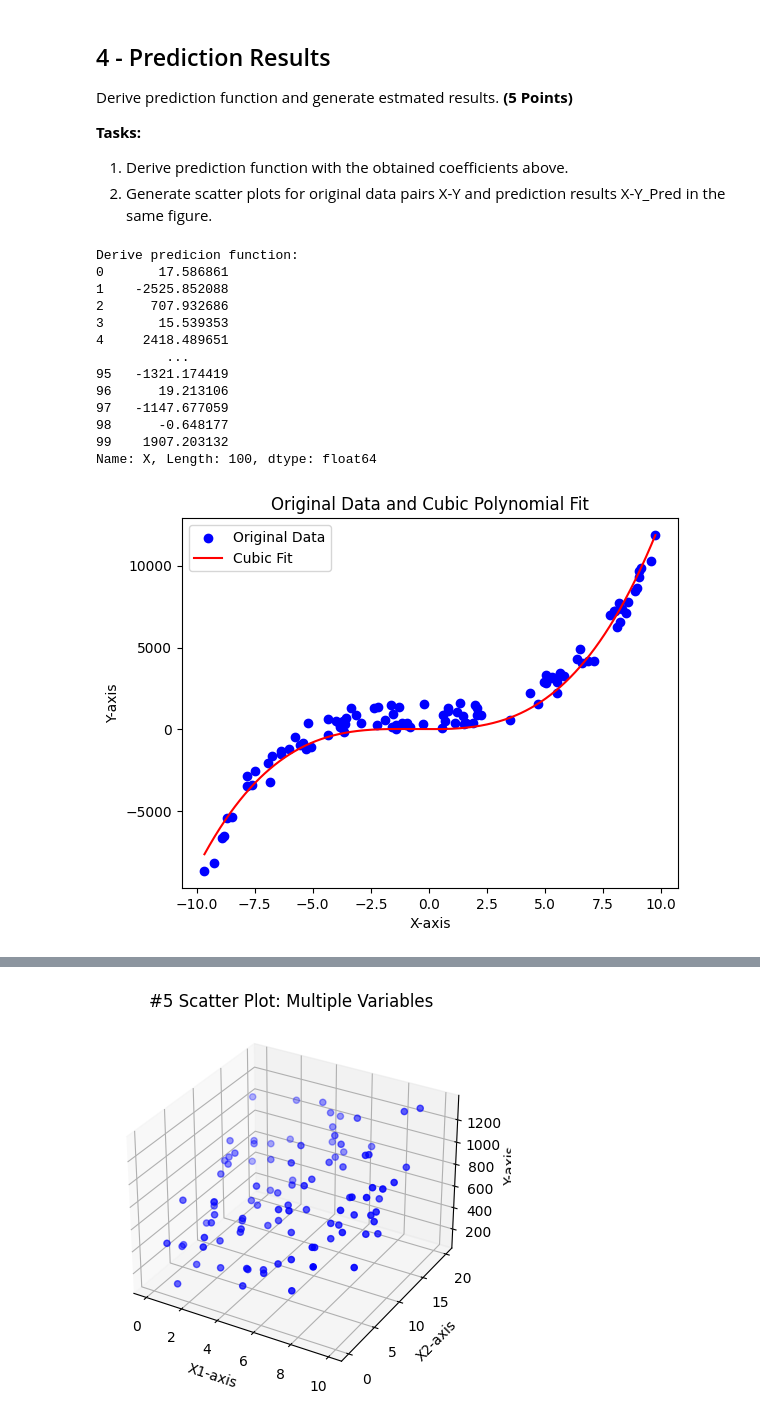
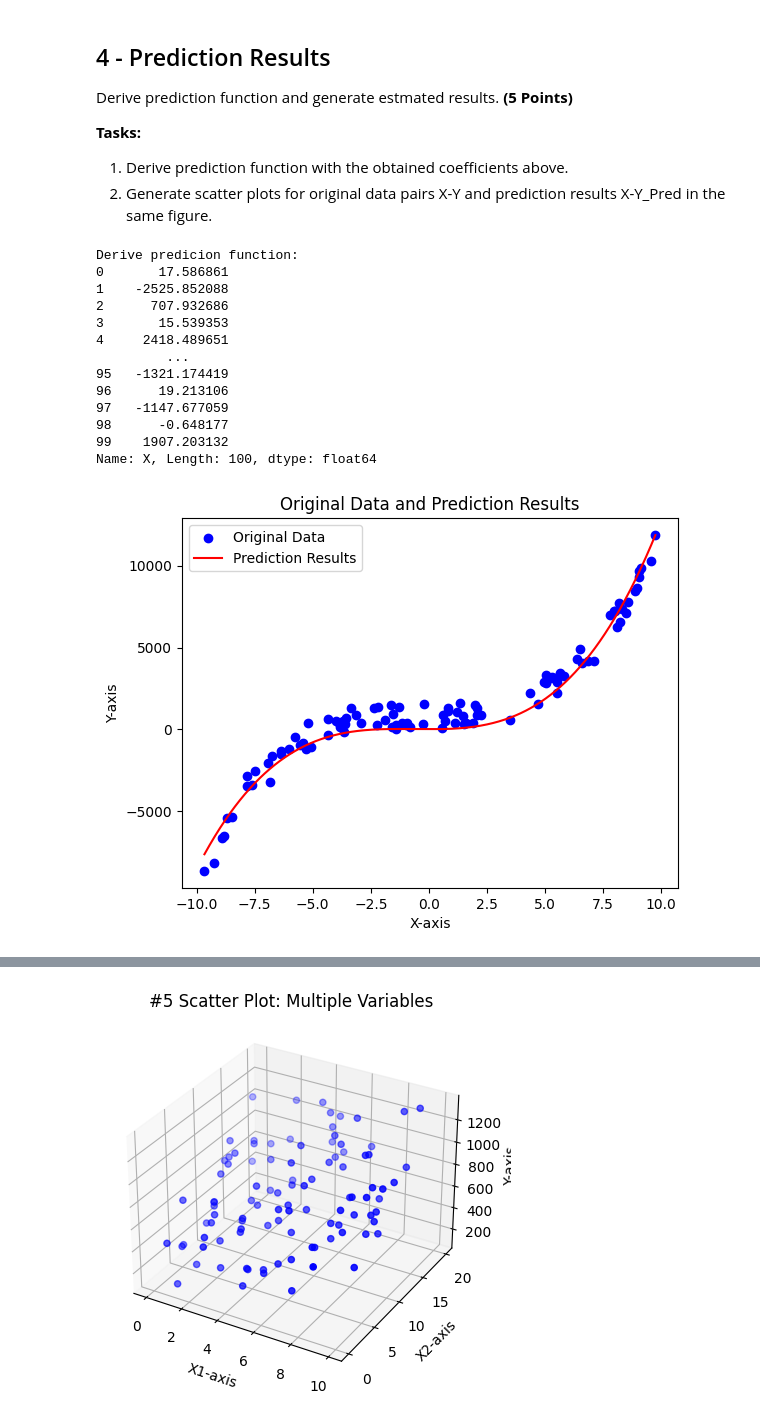
Before and after one commit to j21j/CAP4630, a Jupyter notebook: HW1/CAP4630_HW1_Jones.ipynb, the cells around one changed output, grey strips where cells are left out. Saved outputs shown, nothing was run; the diff lists cells and outputs as text; code cells hidden in the pictures.

```diff
--- a/HW1/CAP4630_HW1_Jones.ipynb
+++ b/HW1/CAP4630_HW1_Jones.ipynb
@@ -211,36 +211,36 @@ def predict(X, a, b, c, d):
 Y_predict = predict(X, a, b, c, d)
 print(f'\nDerive predicion function:\n{Y_predict}')
 print()
 
 # 4.2 Generate scatter plots for original data pairs X-Y and prediction results X-Y_Pred in the same figure.
 # Scatter plot of original data
 plt.scatter(X, Y, c='b', label='Original Data')
 
 # Plot cubic polynomial fit
 polylineRange = np.linspace(X.min(), X.max(), 10000)
 Y_range_pred = predict(polylineRange, a, b, c, d)
-plt.plot(polylineRange, Y_range_pred, color='r', label='Cubic Fit')
+plt.plot(polylineRange, Y_range_pred, color='r', label='Prediction Results')
 
 plt.xlabel('X-axis')
 plt.ylabel('Y-axis')
-plt.title('Original Data and Cubic Polynomial Fit')
+plt.title('Original Data and Prediction Results')
 plt.legend()
 plt.show()
 # %% [output]
 Derive predicion function:
 0       17.586861
 1    -2525.852088
 2      707.932686
 3       15.539353
 4     2418.489651
          ...
 95   -1321.174419
 96      19.213106
 97   -1147.677059
 98      -0.648177
 99    1907.203132
 Name: X, Length: 100, dtype: float64
-[figure, old version]
+[figure, new version]
 # %% [markdown]
 ## 5 - Multiple Variables Linear Regression ##
 
```
Also changed, not shown: parts of 6 cells of this notebook.
